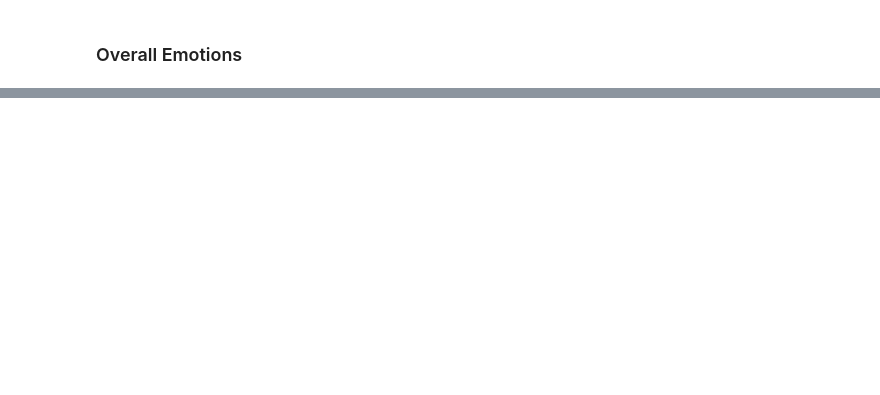
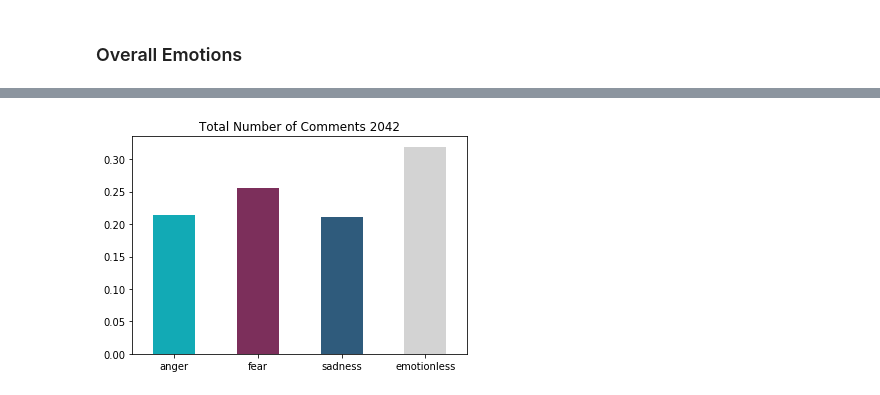
Before and after one commit to Jamienie/mds_capstone_bcstats, a Jupyter notebook: notebooks/emotion_analysis.ipynb, the cells around one changed output, grey strips where cells are left out. Cells and saved outputs as stored; diff of their text form; code cells hidden in the pictures; blank space fills up the shorter version.

```diff
--- a/notebooks/emotion_analysis.ipynb
+++ b/notebooks/emotion_analysis.ipynb
@@ -177,4 +96,4 @@ plot_12 = src.analysis.emotion_analysis.plot_data(data=agreement_scores,
 # %%
-plot_stress = src.analysis.emotion_analysis.plot_data(data=agreement_scores,
-                                                      depth="theme",
-                                                      name="Stress & Workload")
+src.analysis.emotion_analysis.plot_emotions(full_scores, depth="theme", name="Supervisors")
+# %% [output]
+[figure, added]
```
Also changed, not shown: parts of 47 cells of this notebook, 3 other files.
